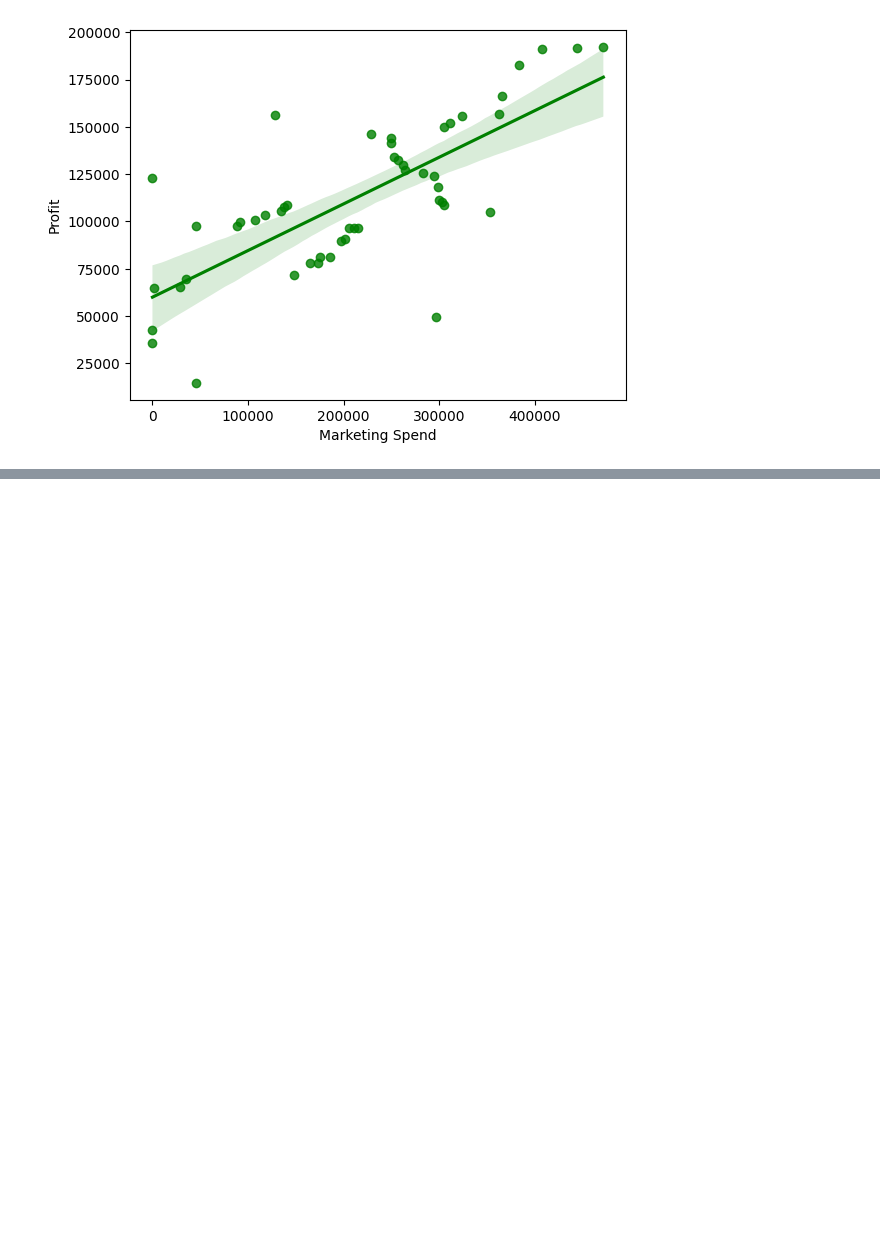
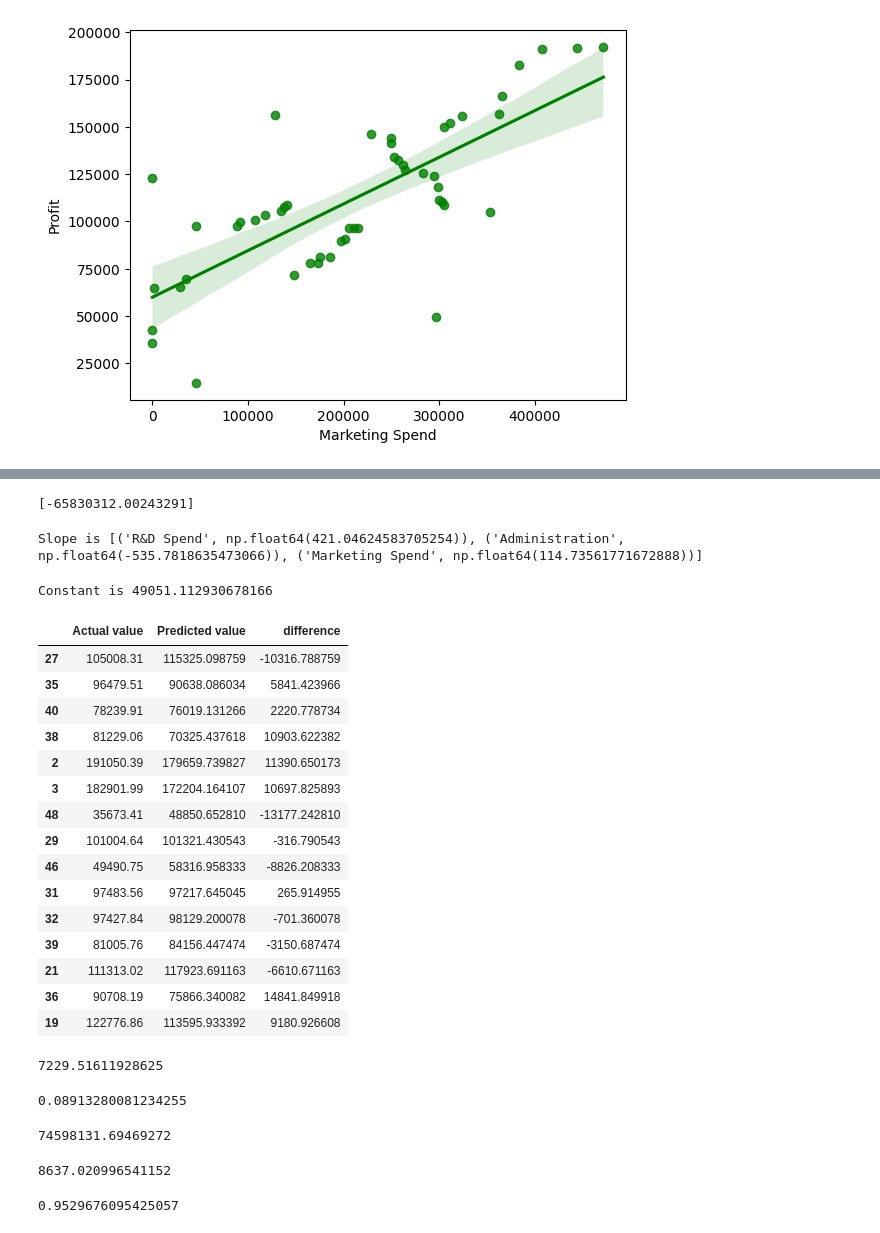
Before and after one commit to athira-1311/ML, a Jupyter notebook: regression/50_startup.ipynb, the cells around one changed output, grey strips where cells are left out. Drawn from its saved outputs; the diff is of its cells as text; code cells hidden in the pictures; blank space fills up the shorter version.

```diff
--- a/regression/50_startup.ipynb
+++ b/regression/50_startup.ipynb
@@ -90,7 +91,3 @@ Text(0.5, 1.0, 'State vs Profit graph')
-# %%
-from sklearn.preprocessing import LabelEncoder
-lab=LabelEncoder()
-df["State"]=lab.fit_transform(df["State"])
 # %%
 x=df.iloc[:,:-1]
 y=df.iloc[:,-1]
@@ -134,3 +131,11 @@ sns.regplot(x=df["Marketing Spend"],y=y,color="g")
 # %% [output]
 <Axes: xlabel='Marketing Spend', ylabel='Profit'>
 [figure]
+# %%
+#one hot encoding
+from sklearn.compose import make_column_transformer # to convert object labels to different columns
+from sklearn.preprocessing import OneHotEncoder
+col=make_column_transformer((OneHotEncoder(handle_unknown='ignore'),['State']),remainder='passthrough') #handle unknown==> if any unknown in column,
+# remainder==> remaining columns in x
+x=col.fit_transform(x)
+x
@@ -216 +244,7 @@ y_test
 Name: Profit, dtype: float64
+# %%
+from sklearn.linear_model import LinearRegression
+model=LinearRegression()
+model.fit(x_train,y_train)
+y_pred=model.predict(x_test)
+y_pred
@@ -216,0 +275,59 @@ Name: Profit, dtype: float64
+# %%
+print(model.predict([[1000.21,124153.04,1903.93,1,0,0]]))
+# %% [output]
+[-65830312.00243291]
+# %%
+x=["R&D Spend","Administration","Marketing Spend"]
+print("Slope is",list(zip(x,model.coef_)))
+# %% [output]
+Slope is [('R&D Spend', np.float64(421.04624583705254)), ('Administration', np.float64(-535.7818635473066)), ('Marketing Spend', np.float64(114.73561771672888))]
+# %%
+print("Constant is",model.intercept_)
+# %% [output]
+Constant is 49051.112930678166
+# %%
+df2=pd.DataFrame({"Actual value":y_test,"Predicted value":y_pred,"difference":y_test-y_pred})
+df2
+# %% [output]
+|  | Actual value | Predicted value | difference |
+| 27 | 105008.31 | 115325.098759 | -10316.788759 |
+| 35 | 96479.51 | 90638.086034 | 5841.423966 |
+| 40 | 78239.91 | 76019.131266 | 2220.778734 |
+| 38 | 81229.06 | 70325.437618 | 10903.622382 |
+| 2 | 191050.39 | 179659.739827 | 11390.650173 |
+| 3 | 182901.99 | 172204.164107 | 10697.825893 |
+| 48 | 35673.41 | 48850.652810 | -13177.242810 |
+| 29 | 101004.64 | 101321.430543 | -316.790543 |
+| 46 | 49490.75 | 58316.958333 | -8826.208333 |
+| 31 | 97483.56 | 97217.645045 | 265.914955 |
+| 32 | 97427.84 | 98129.200078 | -701.360078 |
+| 39 | 81005.76 | 84156.447474 | -3150.687474 |
+| 21 | 111313.02 | 117923.691163 | -6610.671163 |
+| 36 | 90708.19 | 75866.340082 | 14841.849918 |
+| 19 | 122776.86 | 113595.933392 | 9180.926608 |
+# %%
+from sklearn.metrics import mean_absolute_error,mean_absolute_percentage_error,mean_squared_error,root_mean_squared_error,r2_score
+mae=mean_absolute_error(y_test,y_pred)
+mae
+# %% [output]
+7229.51611928625
+# %%
+mape=mean_absolute_percentage_error(y_test,y_pred)
+mape
+# %% [output]
+0.08913280081234255
+# %%
+mse=mean_squared_error(y_test,y_pred)
+mse
+# %% [output]
+74598131.69469272
+# %%
+rmse=root_mean_squared_error(y_test,y_pred)
+rmse
+# %% [output]
+8637.020996541152
+# %%
+score=r2_score(y_test,y_pred)
+score
+# %% [output]
+0.9529676095425057
```
Also changed, not shown: parts of 10 cells of this notebook, 6 other files.
